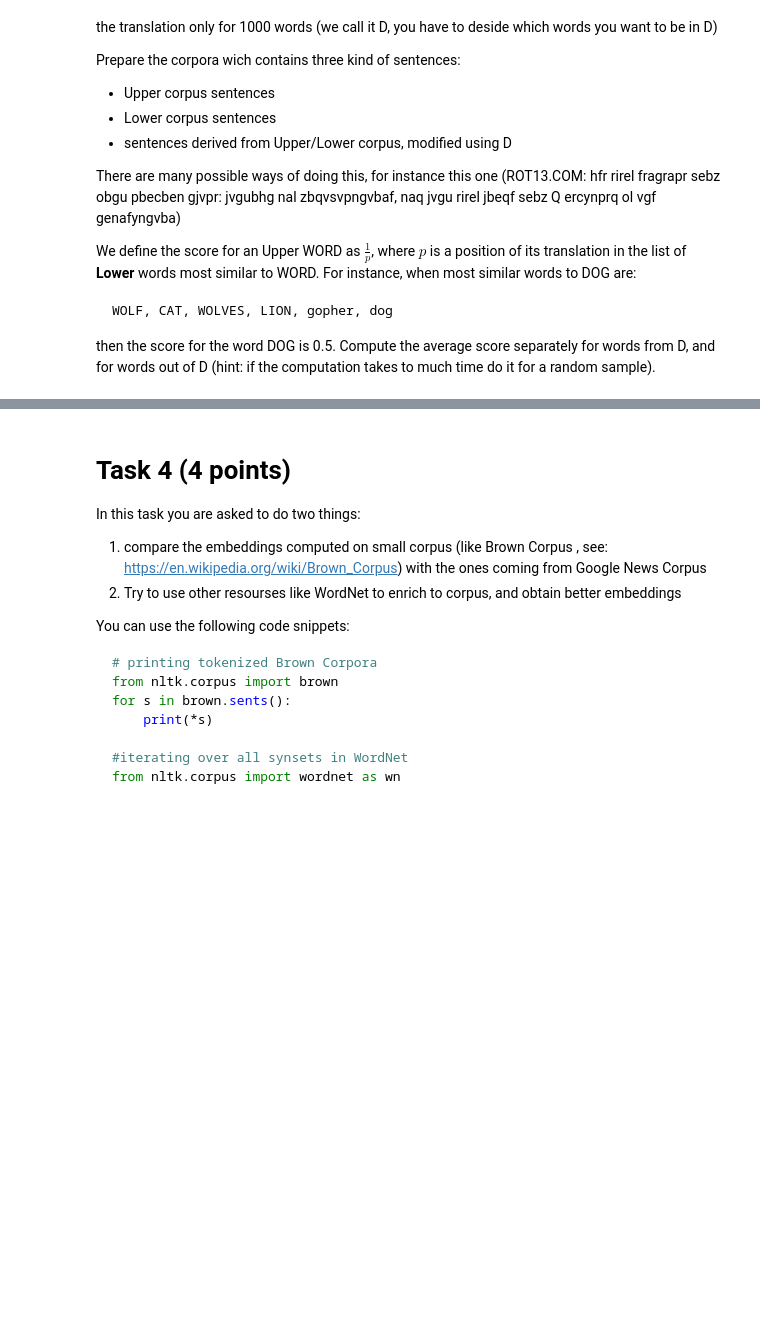
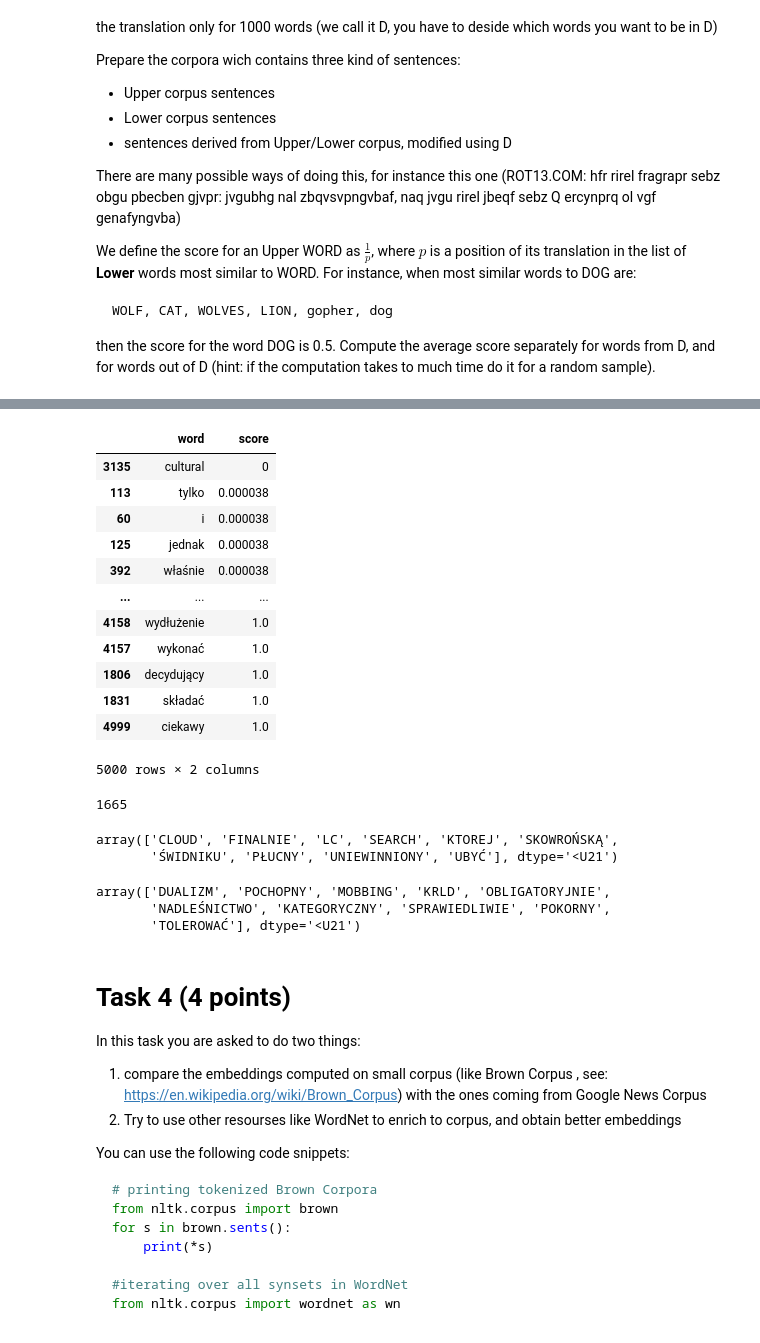
Before and after one commit to AdrianUrbanski/NLP, a Jupyter notebook: assignment4/assigment4.ipynb, the cells around one changed output, grey strips where cells are left out. Drawn from its saved outputs; the diff is of its cells as text; code cells hidden in the pictures; blank space fills up the shorter version.

```diff
--- a/assignment4/assigment4.ipynb
+++ b/assignment4/assigment4.ipynb
@@ -621,2 +690,4 @@ lower_words = np.array([word for word in lower_words if len(word) > 0])
+# %%
+random_words = np.random.choice(lower_word_counts.index, 5000, p=lower_word_counts.values/np.sum(lower_word_counts), replace=False)
 # %%
 scores = []
@@ -647,0 +701,2 @@ tank
+# %%
+scores_pdf = pd.DataFrame(np.array([random_words, scores]).T, columns=['word', 'score'])
@@ -648,3 +718,34 @@ tank
+# %%
+scores_pdf.sort_values('score')
+# %% [output]
+|  | word | score |
+| 3135 | cultural | 0 |
+| 113 | tylko | 0.000038 |
+| 60 | i | 0.000038 |
+| 125 | jednak | 0.000038 |
+| 392 | właśnie | 0.000038 |
+| ... | ... | ... |
+| 4158 | wydłużenie | 1.0 |
+| 4157 | wykonać | 1.0 |
+| 1806 | decydujący | 1.0 |
+| 1831 | składać | 1.0 |
+| 4999 | ciekawy | 1.0 |
+5000 rows × 2 columns
+# %%
+lower_word_counts['rzeczywiście']
+# %% [output]
+1665
+# %%
+most_similar('rzeczywiście', model)
+# %% [output]
+array(['CLOUD', 'FINALNIE', 'LC', 'SEARCH', 'KTOREJ', 'SKOWROŃSKĄ',
+       'ŚWIDNIKU', 'PŁUCNY', 'UNIEWINNIONY', 'UBYĆ'], dtype='<U21')
+# %%
+most_similar('piekarnia', model)
+# %% [output]
+array(['DUALIZM', 'POCHOPNY', 'MOBBING', 'KRLD', 'OBLIGATORYJNIE',
+       'NADLEŚNICTWO', 'KATEGORYCZNY', 'SPRAWIEDLIWIE', 'POKORNY',
+       'TOLEROWAĆ'], dtype='<U21')
 # %% [markdown]
 # Task 4 (4 points)
 
```
Also changed, not shown: parts of 21 cells of this notebook.
